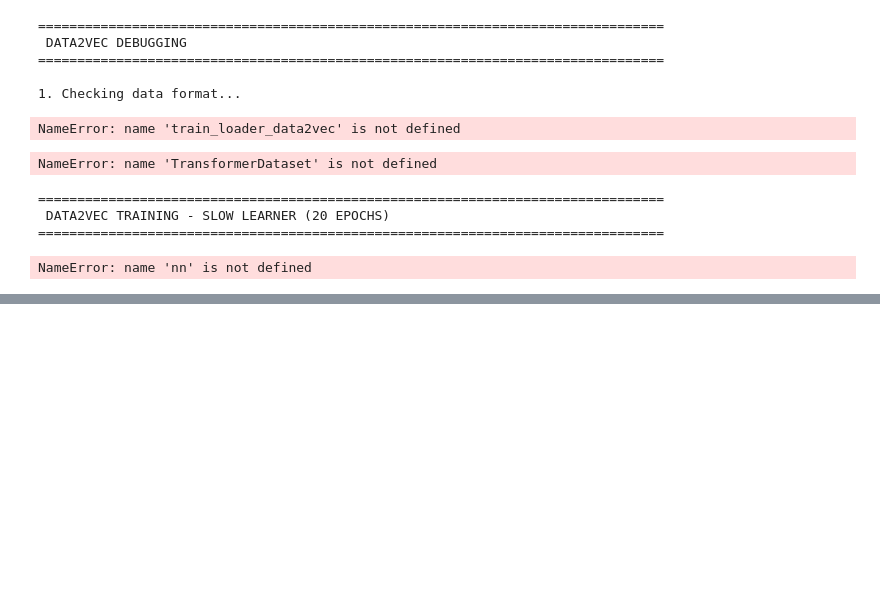
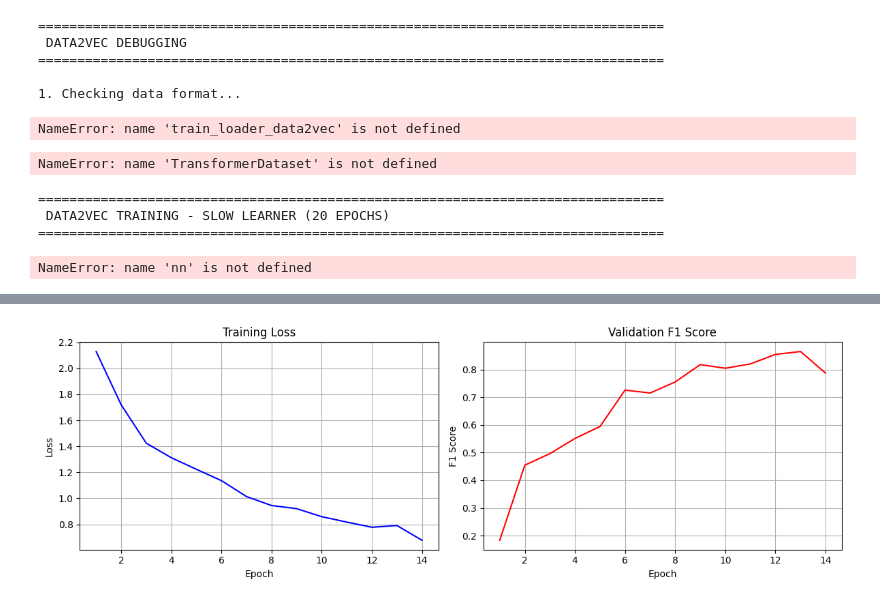
Before and after one commit to Sanandha1234/messy-mashup-music-genre-classification, a Jupyter notebook: kaggle_notebook.ipynb, the cells around one changed output, grey strips where cells are left out. Drawn from its saved outputs; the diff is of its cells as text; code cells hidden in the pictures; blank space fills up the shorter version.

Commit message:
Kaggle Notebook | DL-24f2008134-notebook-t12026 | Version 48

```diff
--- a/kaggle_notebook.ipynb
+++ b/kaggle_notebook.ipynb
@@ -10475,0 +10487,85 @@ print(f"  Submission: {submission_filename}")
+# %%
+# ============================================================================
+# DIAGNOSTIC: What Did Data2Vec Actually Achieve?
+# ============================================================================
+
+import numpy as np
+import os
+import matplotlib.pyplot as plt
+
+print("="*80)
+print(" DATA2VEC PERFORMANCE ANALYSIS")
+print("="*80)
+
+# Check if training history exists
+val_file = '/kaggle/input/datasets/psanandha/data2vec-npy/data2vec_val_f1_scores.npy'
+loss_file = '/kaggle/input/datasets/psanandha/data2vec-training-losses/data2vec_training_losses.npy'
+
+if os.path.exists(val_file):
+    val_f1 = np.load(val_file)
+    print(f"\n Data2Vec Validation F1 per epoch: {val_f1}")
+    print(f"\n Statistics:")
+    print(f"  Best F1: {val_f1.max():.4f} at epoch {val_f1.argmax()+1}")
+    print(f"  Final F1: {val_f1[-1]:.4f}")
+    print(f"  Improvement: {val_f1[-1] - val_f1[0]:.4f}")
+
+    # Plot learning curve
+    if os.path.exists(loss_file):
+        train_loss = np.load(loss_file)
+
+        fig, (ax1, ax2) = plt.subplots(1, 2, figsize=(12, 4))
+
+        ax1.plot(range(1, len(train_loss)+1), train_loss, 'b-')
+        ax1.set_xlabel('Epoch')
+        ax1.set_ylabel('Loss')
+        ax1.set_title('Training Loss')
+        ax1.grid(True)
+
+        ax2.plot(range(1, len(val_f1)+1), val_f1, 'r-')
+        ax2.set_xlabel('Epoch')
+        ax2.set_ylabel('F1 Score')
+        ax2.set_title('Validation F1 Score')
+        ax2.grid(True)
+
+        plt.tight_layout()
+        plt.show()
+
+    # Determine if Data2Vec is usable
+    best_f1 = val_f1.max()
+    if best_f1 > 0.85:
+        print(f"\n Data2Vec achieved {best_f1:.4f} validation F1")
+        print("   Use it in ensemble with high weight (30-35%)")
+        use_data2vec = True
+        weight = 0.35
+    elif best_f1 > 0.75:
+        print(f"\nData2Vec achieved {best_f1:.4f} validation F1")
+        print("   Use it in ensemble with medium weight (20-25%)")
+        use_data2vec = True
+        weight = 0.25
+    elif best_f1 > 0.65:
+        print(f"\n  Data2Vec achieved {best_f1:.4f} validation F1")
+        print("   Use it with low weight (10-15%)")
+        use_data2vec = True
+        weight = 0.15
+    else:
+        print(f"\n  Data2Vec achieved only {best_f1:.4f} validation F1")
+        print("   Do NOT use Data2Vec in ensemble - it will hurt performance")
+        use_data2vec = False
+        weight = 0
+
+else:
+    print(" No training history found! Data2Vec training may have failed")
+    use_data2vec = False
+    weight = 0
+
+print("\n" + "="*80)
+print(" RECOMMENDED ACTION")
+print("="*80)
+
+if use_data2vec and weight > 0:
+    print(f"\n USE Data2Vec with {weight:.0%} weight in ensemble")
+    print("   This could push your score to 0.88-0.92")
+else:
+    print("\n  SKIP Data2Vec for now")
+    print("   Need to retrain Data2Vec with better hyperparameters")
+# %% [output]
@@ -10475,0 +10584 @@ print(f"  Submission: {submission_filename}")
+[figure, added]
```
Also changed, not shown: parts of 17 cells of this notebook.
